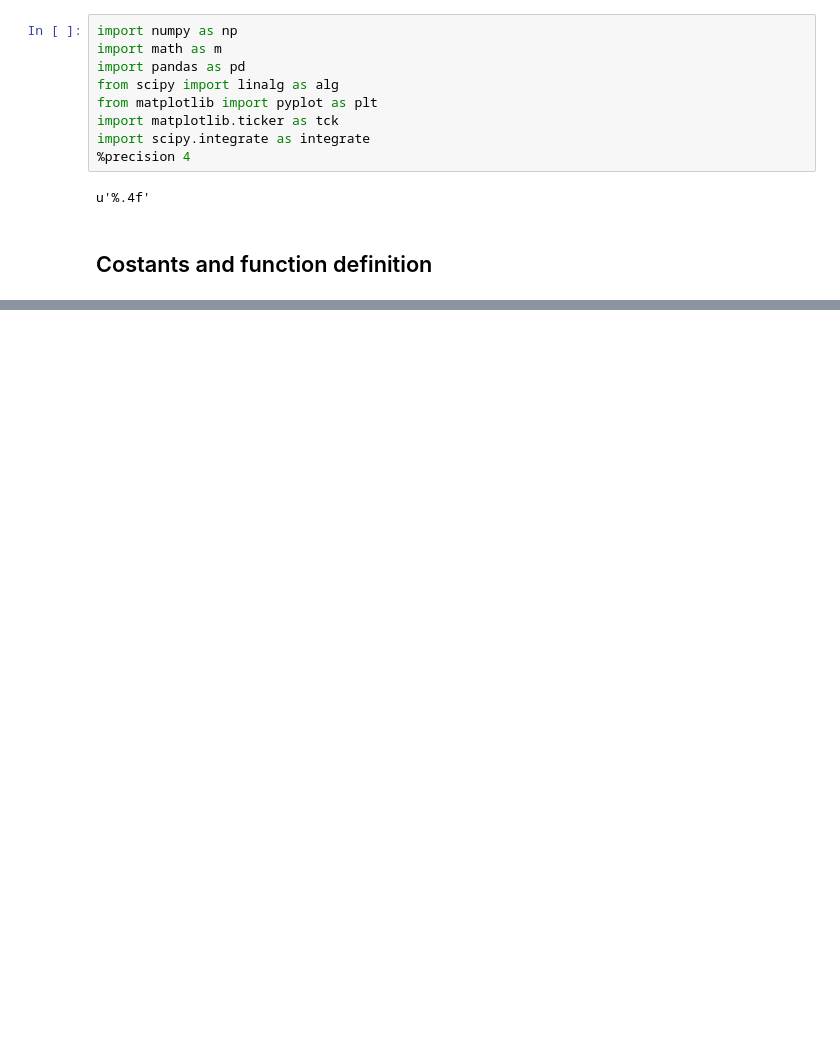
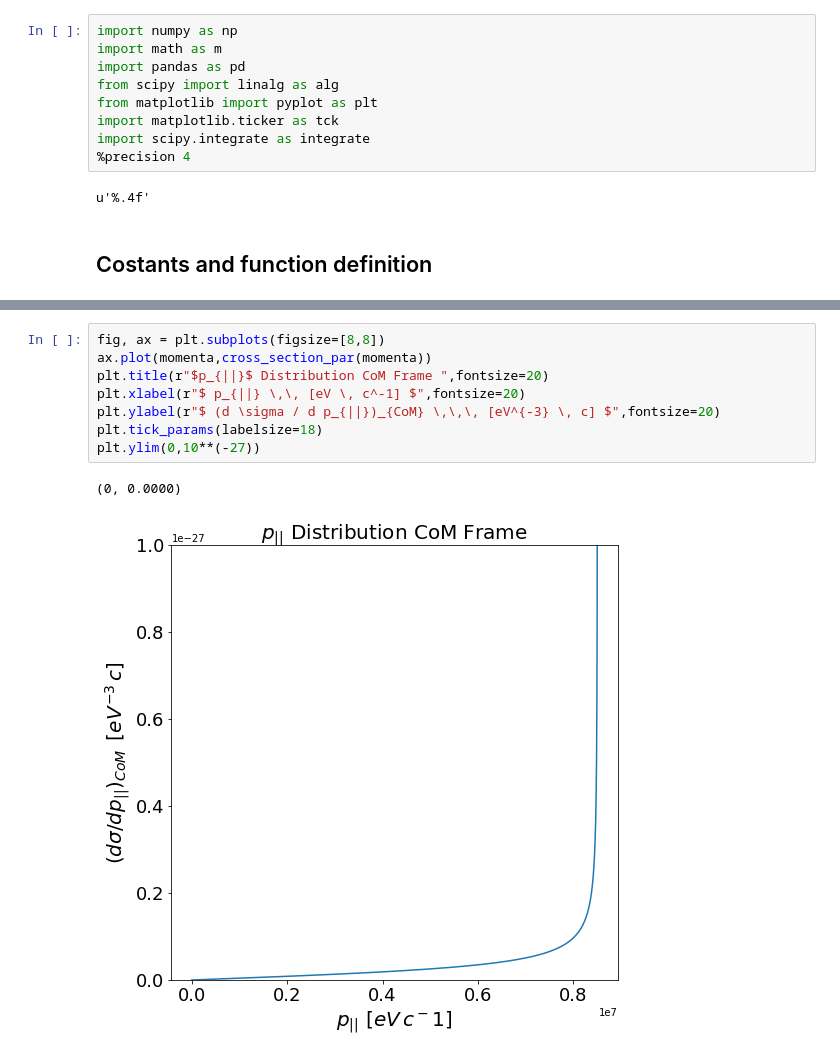
Before and after one commit to albchim/LCP_Project, a Jupyter notebook: ZANETTI_PROJECT_0.ipynb, the cells around one changed output, grey strips where cells are left out. Saved outputs shown, nothing was run; the diff lists cells and outputs as text; blank space fills up the shorter version.

```diff
--- a/ZANETTI_PROJECT_0.ipynb
+++ b/ZANETTI_PROJECT_0.ipynb
@@ -120,0 +179,11 @@ Text(0.5,1,'PDF Observable $\\theta$')
+# %%
+fig, ax = plt.subplots(figsize=[8,8])
+ax.plot(momenta,cross_section_par(momenta))
+plt.title(r"$p_{||}$ Distribution CoM Frame ",fontsize=20)
+plt.xlabel(r"$ p_{||} \,\, [eV \, c^-1] $",fontsize=20)
+plt.ylabel(r"$ (d \sigma / d p_{||})_{CoM} \,\,\, [eV^{-3} \, c] $",fontsize=20)
+plt.tick_params(labelsize=18)
+plt.ylim(0,10**(-27))
+# %% [output]
+(0, 0.0000)
+[figure, added]
```
Also changed, not shown: parts of 11 cells of this notebook.
